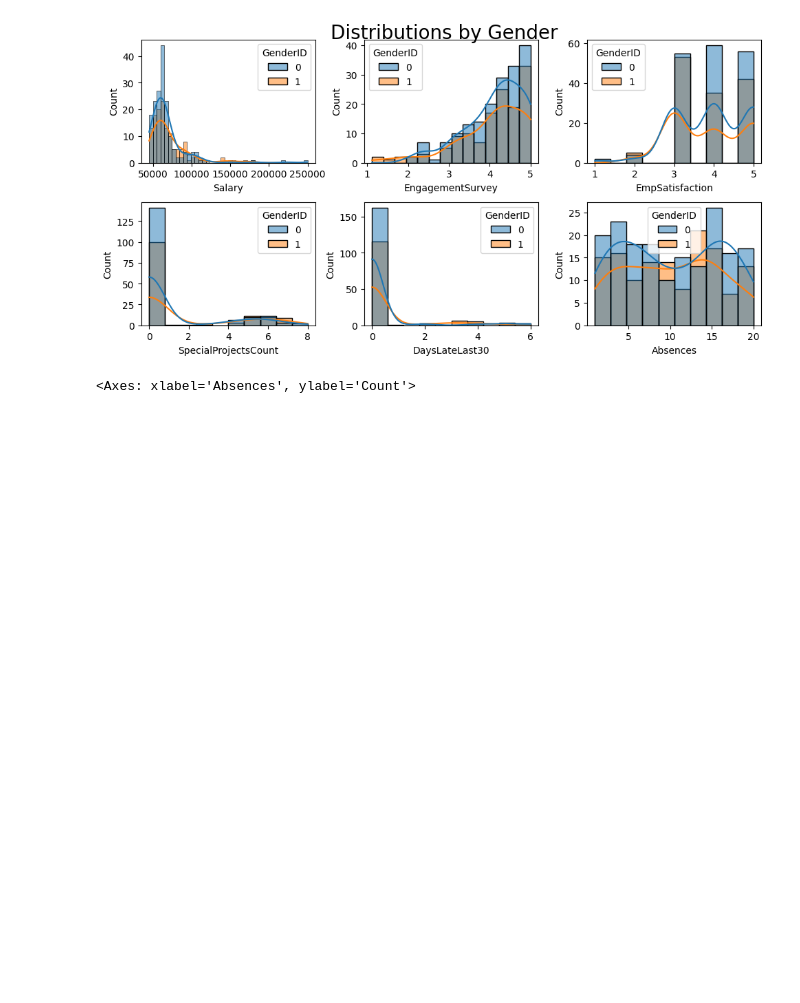
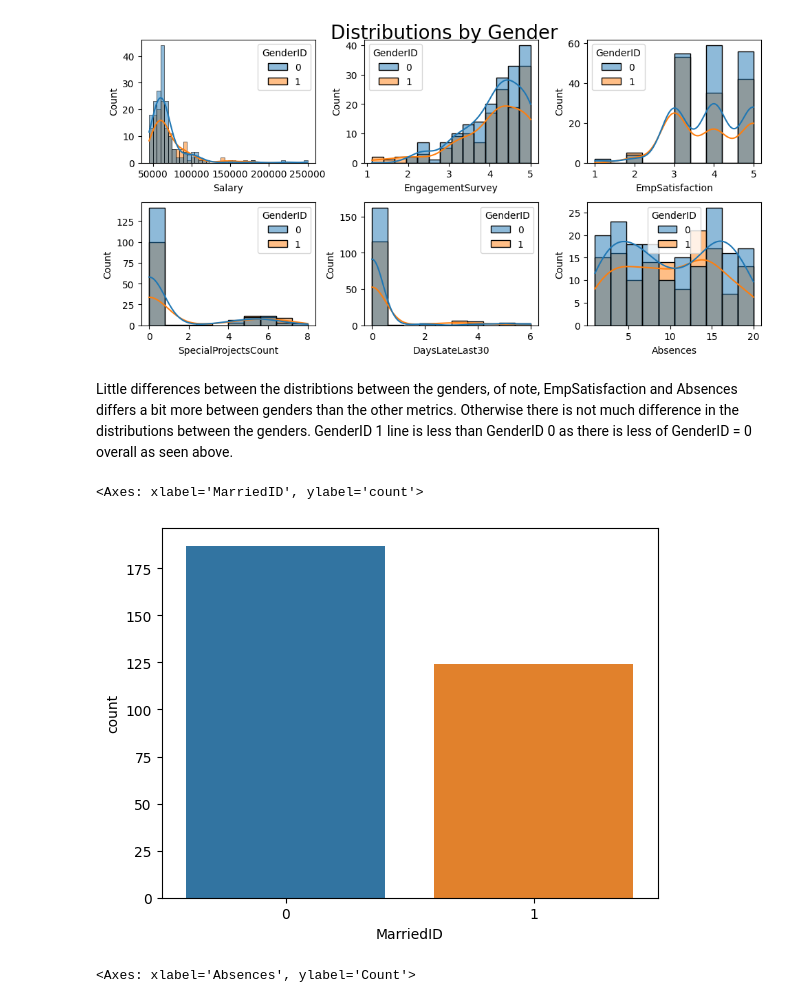
Before and after one commit to oscarbowie/OESON_Project_2, a Jupyter notebook: OESON_Project_2.ipynb, the cells around one changed output. Saved outputs shown, nothing was run; the diff lists cells and outputs as text; code cells hidden in the pictures; blank space fills up the shorter version.

```diff
--- a/OESON_Project_2.ipynb
+++ b/OESON_Project_2.ipynb
@@ -57,6 +76,13 @@ sns.histplot(data=df, ax=ax[1,2], x='Absences', hue = group, kde='True')
 # %% [output]
 <Axes: xlabel='Absences', ylabel='Count'>
 [figure]
+# %% [markdown]
+Little differences between the distribtions between the genders, of note, EmpSatisfaction and Absences differs a bit more between genders than the other metrics. Otherwise there is not much difference in the distributions between the genders. GenderID 1 line is less than GenderID 0 as there is less of GenderID = 0 overall as seen above.
+# %%
+sns.countplot(data=df, x='MarriedID')
+# %% [output]
+<Axes: xlabel='MarriedID', ylabel='count'>
+[figure, added]
 # %%
 fig, ax = plt.subplots(2,3, figsize=(10, 5))
 fig.tight_layout(pad=2)
```
Also changed, not shown: parts of 10 cells of this notebook.
